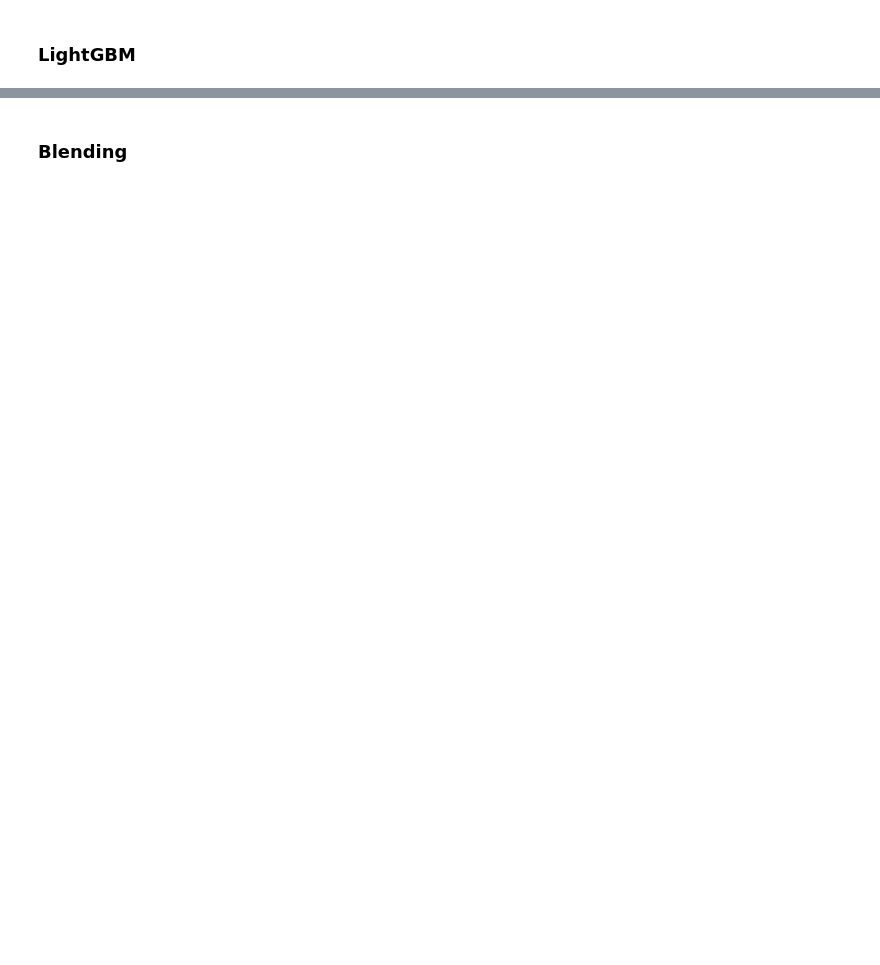
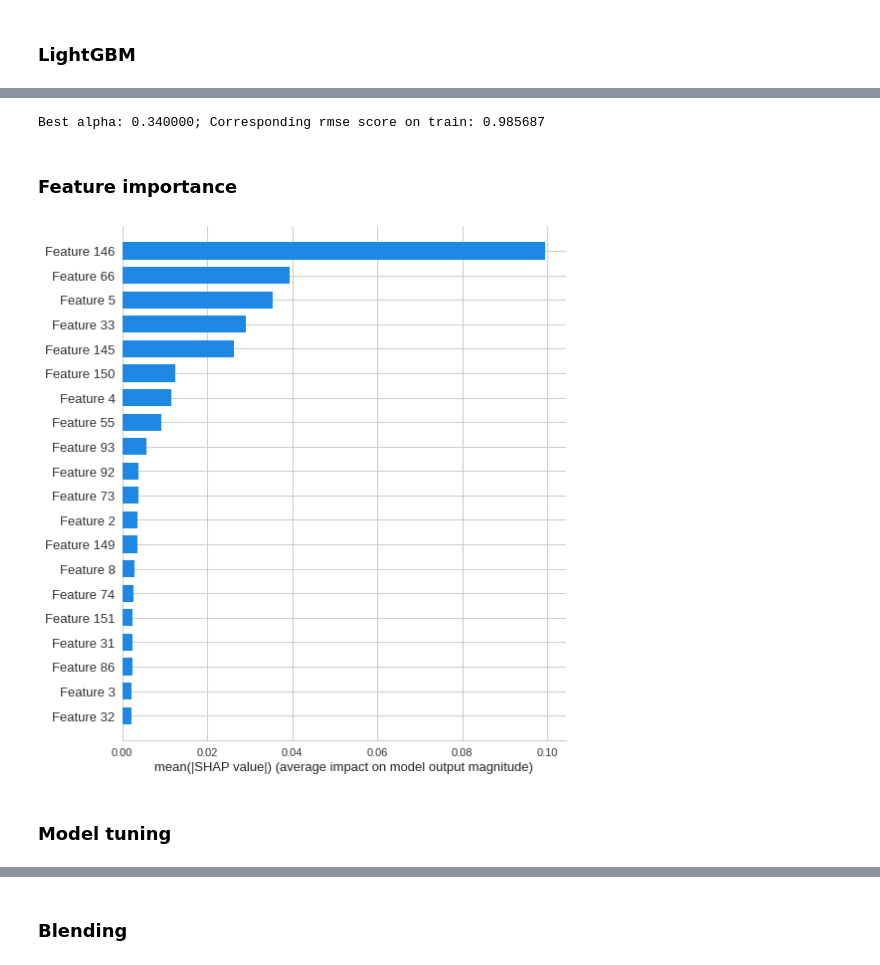
Before and after one commit to badbul/Coursera_competitive-data-science, a Jupyter notebook: Contest_1C/contest_1c.ipynb, the cells around one changed output, grey strips where cells are left out. Cells and saved outputs as stored; diff of their text form; code cells hidden in the pictures; blank space fills up the shorter version.

```diff
--- a/Contest_1C/contest_1c.ipynb
+++ b/Contest_1C/contest_1c.ipynb
@@ -440,7 +488,8 @@ for f in tqdm.tqdm_notebook(['item_price_sum','item_price_mean',
     df_i = df_[list(df_.columns[:2]) + list(df_.columns[-2:])].copy()
     for w in tqdm.tqdm_notebook([24,32]):
         df_roll = df_[df_.columns[2:]].T.rolling(w).mean().T.dropna(how="all", axis=1)
-        df_roll.columns = [f[-9:]+'_'+str(w)+'_'+str(i) for i in range(df_roll.shape[1])]
+        df_roll = df_roll.drop(df_roll.columns[-1], axis=1)
+        df_roll.columns = [f+'_'+str(w)+'_'+str(i) for i in range(df_roll.shape[1])]
         df_i = pd.concat([df_i, df_roll], axis=1)
 
     df_lst.append(df_i)
@@ -520,7 +712,2 @@ y_valid = df_val['target']
 # %% [markdown]
 ### Linear model
-# %%
-sgd = make_pipeline(StandardScaler(), LinearRegression())
-sgd.fit(X_train, y_train)
-sgd_pred = sgd.predict(X_valid)
-print('rmse:{}'.format(round(np.sqrt(mean_squared_error(y_valid, sgd_pred)),4)))
@@ -528,0 +716,16 @@ rmse:1.1584
+# %%
+%%time
+#sgd = make_pipeline(StandardScaler(), LinearRegression())
+lr = LinearRegression()
+ls = Lasso(random_state=RANDOM_STATE)
+en = ElasticNet(random_state=RANDOM_STATE)
+rd = Ridge(random_state=RANDOM_STATE)
+lr.fit(X_train_scaled, y_train)
+#ls.fit(X_train_scaled, y_train)
+rd.fit(X_train_scaled, y_train)
+#rd.fit(X_train_scaled, y_train)
+
+lr_pred = lr.predict(X_valid_scaled)
+rd_pred = rd.predict(X_valid_scaled)
+
+ln_avg_pred = lin_model_ensemb([lr_pred, rd_pred])
@@ -568,0 +818,31 @@ Wall time: 29.1 s
+# %%
+alphas_to_try = np.linspace(0, 1, 1001)
+
+# YOUR CODE GOES HERE
+score = 1000.
+best_alpha = 0
+for a in tqdm.tqdm_notebook(alphas_to_try):
+    avg_pred = np.add(a*lgb_pred, (1-a/3)*xgb_pred, (1-2*a/3)*ln_avg_pred)
+    score_temp = np.sqrt(mean_squared_error(y_valid,avg_pred))
+    if  score_temp < score:
+        best_alpha = a
+        score = score_temp
+
+#best_alpha = # YOUR CODE GOES HERE
+avg_pred = np.add(best_alpha*lgb_pred, (1-best_alpha/3)*xgb_pred, (1-2*best_alpha/3)*ln_avg_pred)
+avg_score = np.sqrt(mean_squared_error(y_valid,avg_pred))
+
+print('Best alpha: %f; Corresponding rmse score on train: %f' % (best_alpha, avg_score))
+# %% [output]
+Best alpha: 0.340000; Corresponding rmse score on train: 0.985687
+# %% [markdown]
+### Feature importance
+# %%
+explainer = shap.TreeExplainer(lgbm)
+shap_values = explainer.shap_values(X_train)
+# %%
+shap.summary_plot(shap_values, X_train, plot_type="bar")
+# %% [output]
+[figure, added]
+# %% [markdown]
+### Model tuning
```
Also changed, not shown: parts of 98 cells of this notebook.
